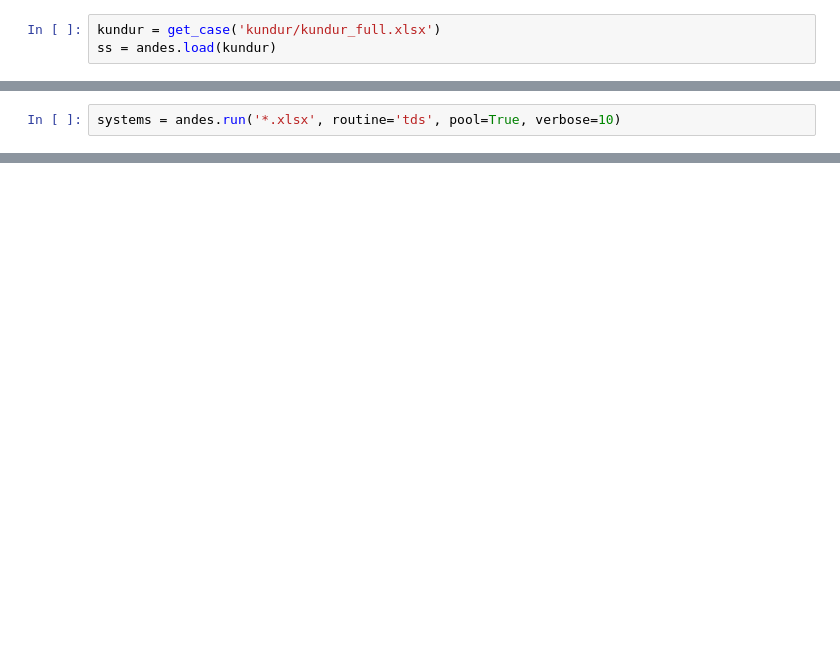
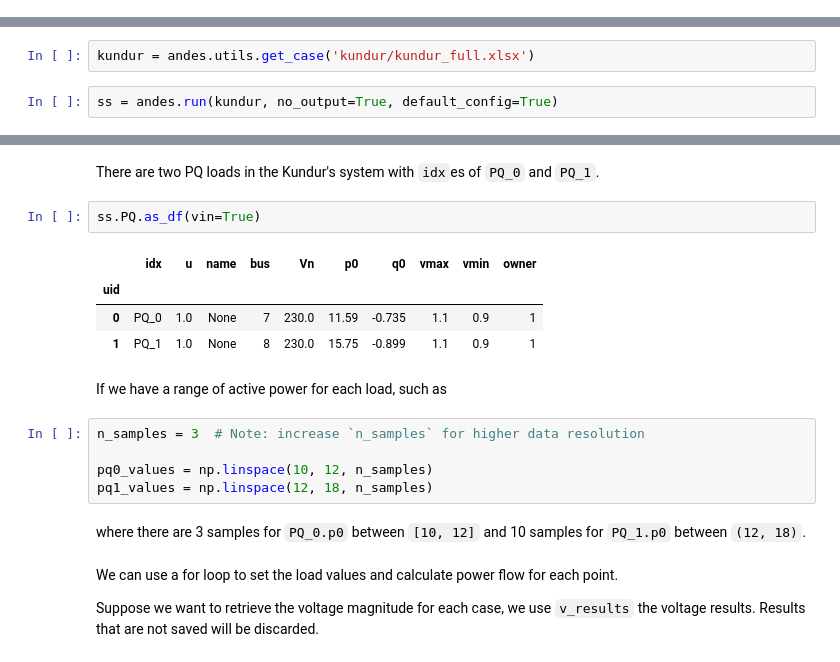
Before and after one commit to CURENT/andes, a Jupyter notebook: examples/ex7.ipynb, the cells around one changed output, grey strips where cells are left out. Drawn from its saved outputs; the diff is of its cells as text; blank space fills up the shorter version.

```diff
--- a/examples/ex7.ipynb
+++ b/examples/ex7.ipynb
@@ -24,3 +0,0 @@ andes.config_logger(stream_level=30)  # brief logging
-# %%
-kundur = get_case('kundur/kundur_full.xlsx')
-ss = andes.load(kundur)
@@ -121,2 +0,0 @@ This comes with a penalty in computation time but can be helpful if you want to
-# %%
-systems = andes.run('*.xlsx', routine='tds', pool=True, verbose=10)
@@ -178,0 +18,4 @@ No output file found in the working directory.
+# %%
+kundur = andes.utils.get_case('kundur/kundur_full.xlsx')
+# %%
+ss = andes.run(kundur, no_output=True, default_config=True)
@@ -178,0 +24,22 @@ No output file found in the working directory.
+# %% [markdown]
+There are two PQ loads in the Kundur's system with `idx`es of `PQ_0` and `PQ_1`.
+# %%
+ss.PQ.as_df(vin=True)
+# %% [output]
+|  | idx | u | name | bus | Vn | p0 | q0 | vmax | vmin | owner |
+| uid |  |  |  |  |  |  |  |  |  |  |
+| 0 | PQ_0 | 1.0 | None | 7 | 230.0 | 11.59 | -0.735 | 1.1 | 0.9 | 1 |
+| 1 | PQ_1 | 1.0 | None | 8 | 230.0 | 15.75 | -0.899 | 1.1 | 0.9 | 1 |
+# %% [markdown]
+If we have a range of active power for each load, such as
+# %%
+n_samples = 3  # Note: increase `n_samples` for higher data resolution
+
+pq0_values = np.linspace(10, 12, n_samples)
+pq1_values = np.linspace(12, 18, n_samples)
+# %% [markdown]
+where there are 3 samples for `PQ_0.p0` between `[10, 12]` and 10 samples for `PQ_1.p0` between `(12, 18)`.
+# %% [markdown]
+We can use a for loop to set the load values and calculate power flow for each point.
+
+Suppose we want to retrieve the voltage magnitude for each case, we use `v_results` the voltage results. Results that are not saved will be discarded.
```
Also changed, not shown: parts of 54 cells of this notebook, 6 other files.
